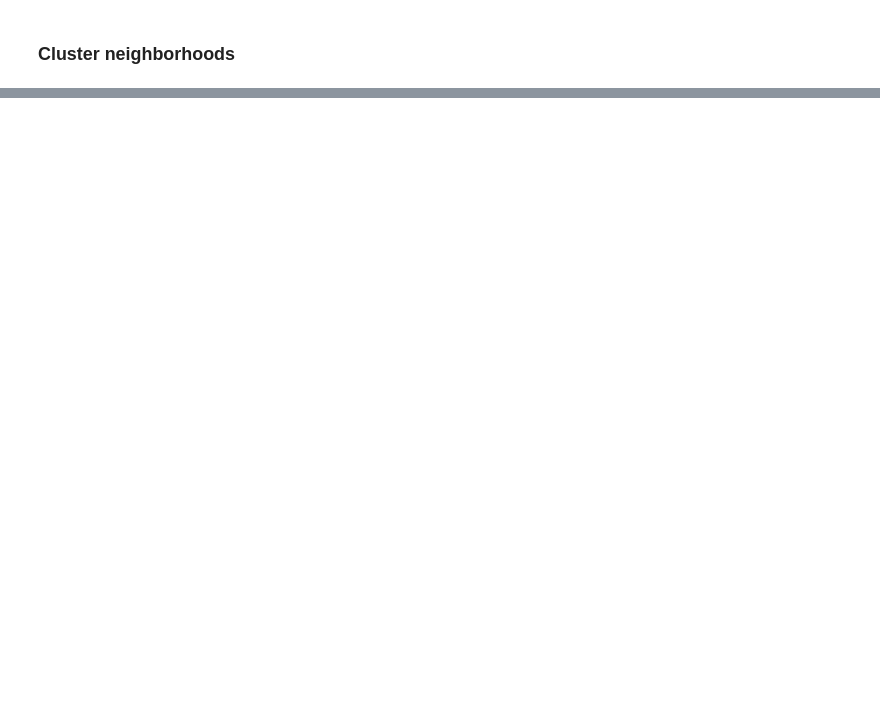
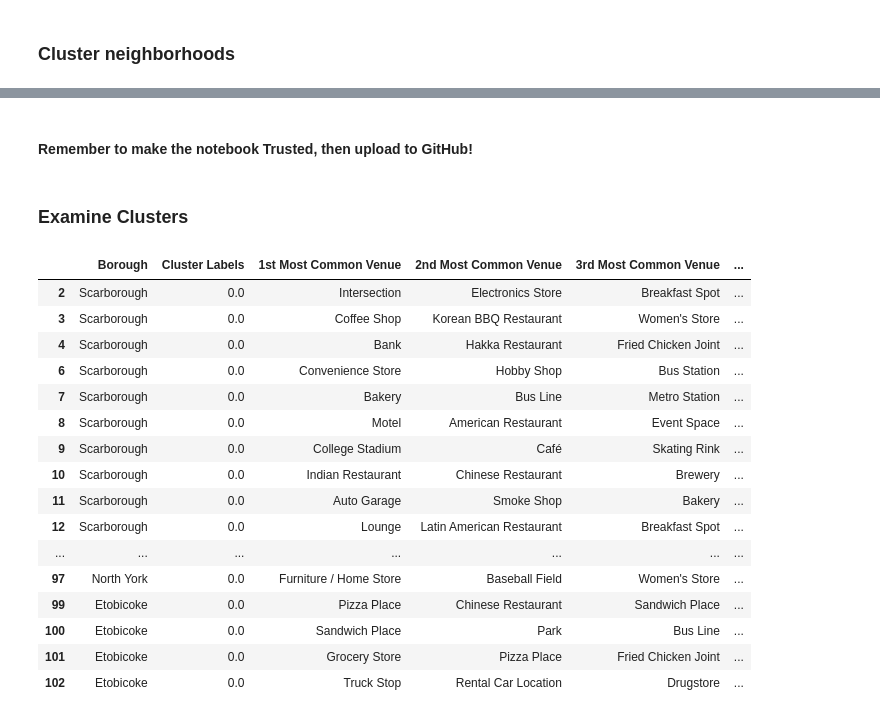
Before and after one commit to LoriQuarnstrom/DataScienceCapstone, a Jupyter notebook: Week3_Notebook.ipynb, the cells around one changed output, grey strips where cells are left out. Cells and saved outputs as stored; diff of their text form; code cells hidden in the pictures; blank space fills up the shorter version.

```diff
--- a/Week3_Notebook.ipynb
+++ b/Week3_Notebook.ipynb
@@ -603,0 +633,11 @@ neighborhoods_venues_sorted.head()
+# %%
+# add clustering labels (REMOVED THE ROW BELOW BECAUSE I KEPT GETTING A "CLUSTER LABELS ALREADY EXISTS" ERROR)
+# neighborhoods_venues_sorted.insert(0, 'Cluster Labels', kmeans.labels_)
+
+# instantiate the dataframe
+toronto_merged = pd.DataFrame(toronto_df)
+
+# merge toronto_grouped with toronto_df to add latitude/longitude for each neighborhood
+toronto_merged = toronto_merged.join(neighborhoods_venues_sorted.set_index('Neighborhood'), on='Neighborhood')
+
+toronto_merged.head() # check the last columns!
@@ -603,0 +679,25 @@ neighborhoods_venues_sorted.head()
+# %% [markdown]
+#### Remember to make the notebook Trusted, then upload to GitHub!
+# %% [markdown]
+### Examine Clusters
+# %%
+# Cluster 1
+toronto_merged.loc[toronto_merged['Cluster Labels'] == 0, toronto_merged.columns[[1] + list(range(5, toronto_merged.shape[1]))]]
+# %% [output]
+|  | Borough | Cluster Labels | 1st Most Common Venue | 2nd Most Common Venue | 3rd Most Common Venue | ... |
+| 2 | Scarborough | 0.0 | Intersection | Electronics Store | Breakfast Spot | ... |
+| 3 | Scarborough | 0.0 | Coffee Shop | Korean BBQ Restaurant | Women's Store | ... |
+| 4 | Scarborough | 0.0 | Bank | Hakka Restaurant | Fried Chicken Joint | ... |
+| 6 | Scarborough | 0.0 | Convenience Store | Hobby Shop | Bus Station | ... |
+| 7 | Scarborough | 0.0 | Bakery | Bus Line | Metro Station | ... |
+| 8 | Scarborough | 0.0 | Motel | American Restaurant | Event Space | ... |
+| 9 | Scarborough | 0.0 | College Stadium | Café | Skating Rink | ... |
+| 10 | Scarborough | 0.0 | Indian Restaurant | Chinese Restaurant | Brewery | ... |
+| 11 | Scarborough | 0.0 | Auto Garage | Smoke Shop | Bakery | ... |
+| 12 | Scarborough | 0.0 | Lounge | Latin American Restaurant | Breakfast Spot | ... |
+| ... | ... | ... | ... | ... | ... | ... |
+| 97 | North York | 0.0 | Furniture / Home Store | Baseball Field | Women's Store | ... |
+| 99 | Etobicoke | 0.0 | Pizza Place | Chinese Restaurant | Sandwich Place | ... |
+| 100 | Etobicoke | 0.0 | Sandwich Place | Park | Bus Line | ... |
+| 101 | Etobicoke | 0.0 | Grocery Store | Pizza Place | Fried Chicken Joint | ... |
+| 102 | Etobicoke | 0.0 | Truck Stop | Rental Car Location | Drugstore | ... |
```
Also changed, not shown: parts of 27 cells of this notebook.
